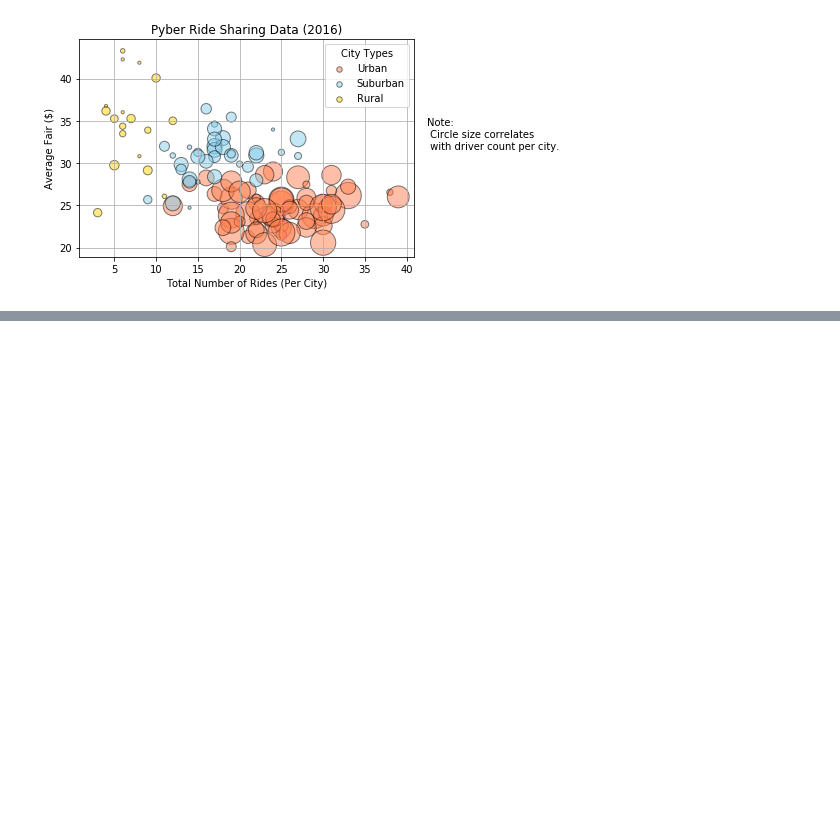
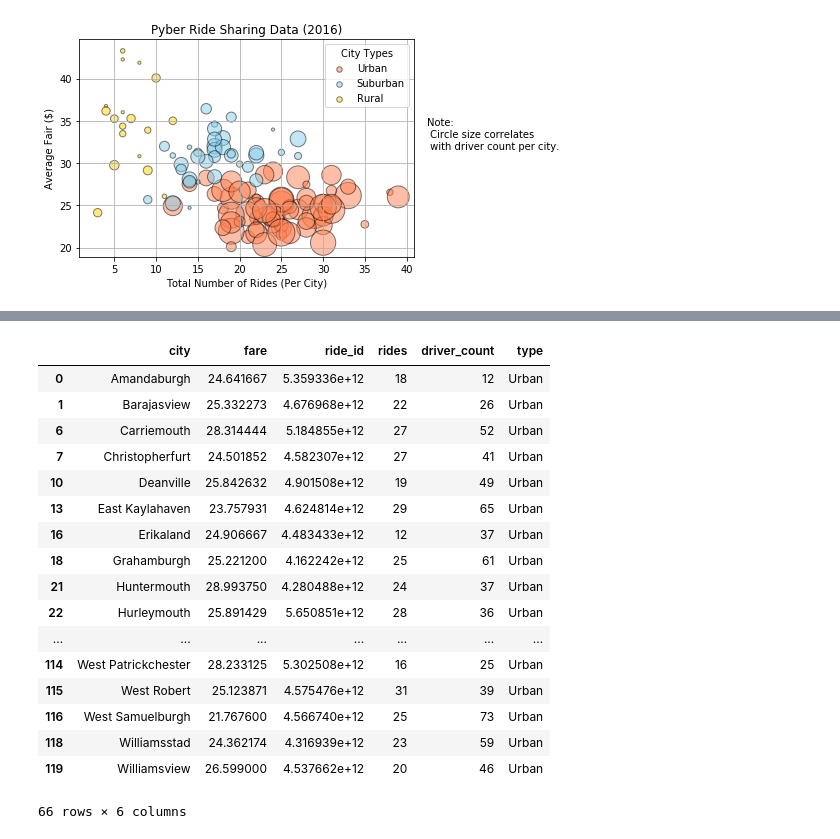
Before and after one commit to djoleary5/Pyber, a Jupyter notebook: Pyber.ipynb, the cells around one changed output, grey strips where cells are left out. Cells and saved outputs as stored; diff of their text form; code cells hidden in the pictures; blank space fills up the shorter version.

```diff
--- a/Pyber.ipynb
+++ b/Pyber.ipynb
@@ -78,0 +133,21 @@ plt.show()
+# %%
+urban
+# %% [output]
+|  | city | fare | ride_id | rides | driver_count | type |
+| 0 | Amandaburgh | 24.641667 | 5.359336e+12 | 18 | 12 | Urban |
+| 1 | Barajasview | 25.332273 | 4.676968e+12 | 22 | 26 | Urban |
+| 6 | Carriemouth | 28.314444 | 5.184855e+12 | 27 | 52 | Urban |
+| 7 | Christopherfurt | 24.501852 | 4.582307e+12 | 27 | 41 | Urban |
+| 10 | Deanville | 25.842632 | 4.901508e+12 | 19 | 49 | Urban |
+| 13 | East Kaylahaven | 23.757931 | 4.624814e+12 | 29 | 65 | Urban |
+| 16 | Erikaland | 24.906667 | 4.483433e+12 | 12 | 37 | Urban |
+| 18 | Grahamburgh | 25.221200 | 4.162242e+12 | 25 | 61 | Urban |
+| 21 | Huntermouth | 28.993750 | 4.280488e+12 | 24 | 37 | Urban |
+| 22 | Hurleymouth | 25.891429 | 5.650851e+12 | 28 | 36 | Urban |
+| ... | ... | ... | ... | ... | ... | ... |
+| 114 | West Patrickchester | 28.233125 | 5.302508e+12 | 16 | 25 | Urban |
+| 115 | West Robert | 25.123871 | 4.575476e+12 | 31 | 39 | Urban |
+| 116 | West Samuelburgh | 21.767600 | 4.566740e+12 | 25 | 73 | Urban |
+| 118 | Williamsstad | 24.362174 | 4.316939e+12 | 23 | 59 | Urban |
+| 119 | Williamsview | 26.599000 | 4.537662e+12 | 20 | 46 | Urban |
+66 rows × 6 columns
```
Also changed, not shown: parts of 4 cells of this notebook.
